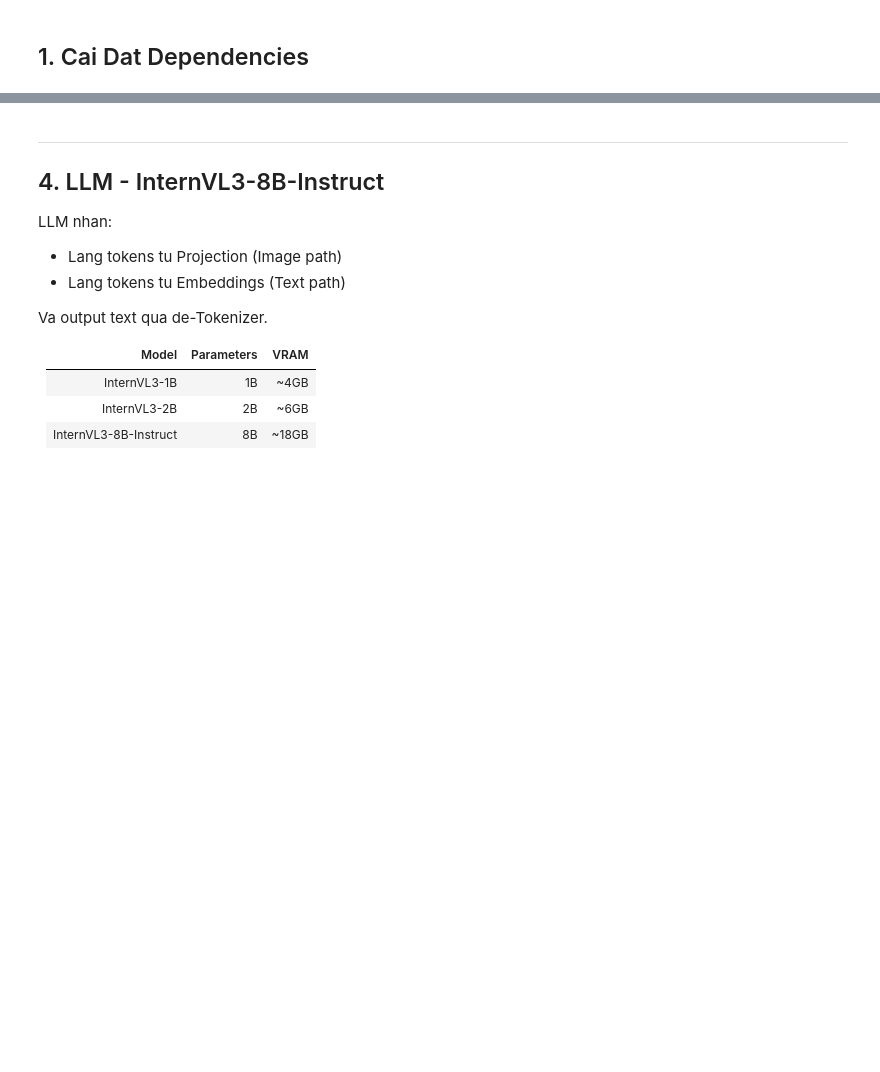
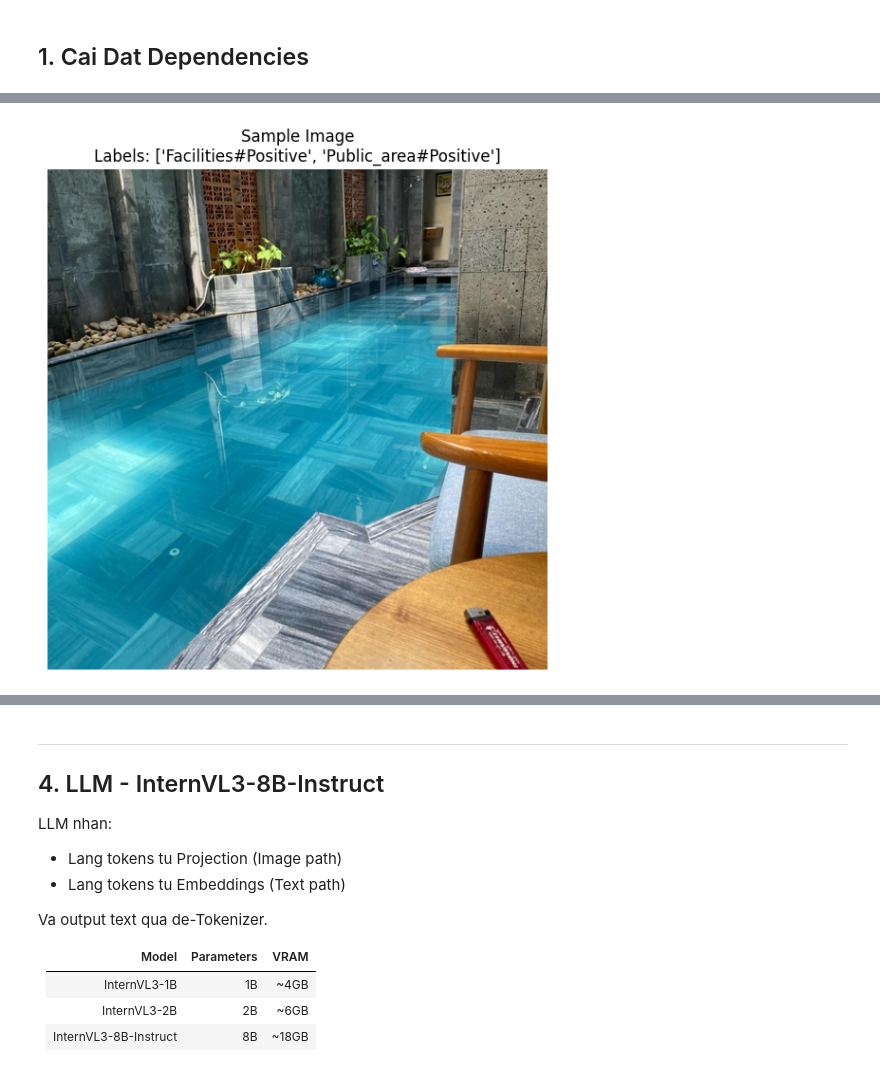
Before and after one commit to CallmeSen/a, a Jupyter notebook: Multimodal_Sentiment_Analysis.ipynb, the cells around one changed output, grey strips where cells are left out. Saved outputs shown, nothing was run; the diff lists cells and outputs as text; code cells hidden in the pictures; blank space fills up the shorter version.

```diff
--- a/Multimodal_Sentiment_Analysis.ipynb
+++ b/Multimodal_Sentiment_Analysis.ipynb
@@ -64,0 +32,68 @@ if torch.cuda.is_available():
+# %%
+# ============================================
+# DEMO DATASET STRUCTURE
+# ============================================
+
+import json
+import os
+from PIL import Image
+import matplotlib.pyplot as plt
+
+# Duong dan dataset
+DATA_DIR = "datasets"
+IMAGE_DIR = os.path.join(DATA_DIR, "image")
+
+# Load 1 sample tu train.json
+with open(os.path.join(DATA_DIR, "train.json"), 'r', encoding='utf-8') as f:
+    train_data = json.load(f)
+
+print(f"Total training samples: {len(train_data)}")
+print("\n" + "=" * 80)
+print("SAMPLE DATA STRUCTURE:")
+print("=" * 80)
+
+# Hien thi 1 sample
+sample = train_data[0]
+print(f"\nSample keys: {list(sample.keys())}")
+print(f"\nComment: {sample.get('comment', 'N/A')}")
+print(f"\nImage files: {sample.get('list_img', [])}")
+print(f"\nLabels (text_img_label): {sample.get('text_img_label', [])}")
+
+# Load va hien thi anh dau tien (neu co)
+if sample.get('list_img') and len(sample['list_img']) > 0:
+    img_path = os.path.join(IMAGE_DIR, sample['list_img'][0])
+    if os.path.exists(img_path):
+        print(f"\nImage path: {img_path}")
+
+        # Hien thi anh
+        img = Image.open(img_path)
+        plt.figure(figsize=(8, 6))
+        plt.imshow(img)
+        plt.axis('off')
+        plt.title(f"Sample Image\nLabels: {sample.get('text_img_label', [])}")
+        plt.tight_layout()
+        plt.show()
+
+        print(f"\nImage size: {img.size}")
+        print(f"Image mode: {img.mode}")
+    else:
+        print(f"\n[WARNING] Image not found: {img_path}")
+
+print("\n" + "=" * 80)
+print("LABEL DISTRIBUTION:")
+print("=" * 80)
+
+# Dem phan bo labels
+from collections import Counter
+all_labels = []
+for item in train_data:
+    labels = item.get('text_img_label', [])
+    all_labels.extend(labels)
+
+label_counts = Counter(all_labels)
+print(f"\nTotal labels: {len(all_labels)}")
+print(f"Unique labels: {len(label_counts)}")
+print(f"\nTop 10 most common labels:")
+for label, count in label_counts.most_common(10):
+    print(f"  {label:<40} {count:>5} ({count/len(all_labels)*100:.1f}%)")
+# %% [output]
@@ -64,0 +115 @@ if torch.cuda.is_available():
+[figure, added]
```
Also changed, not shown: parts of 22 cells of this notebook, 1 other file.
